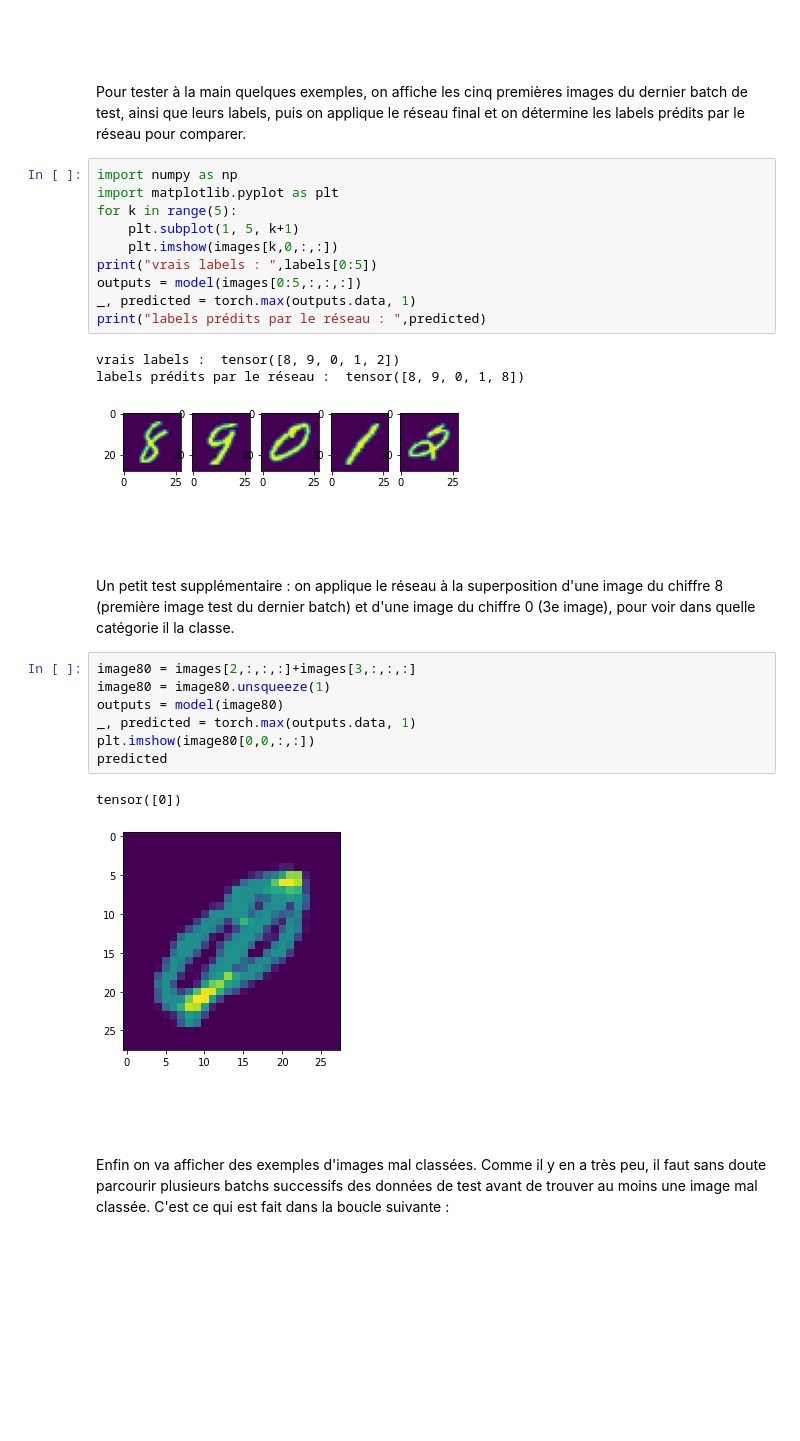
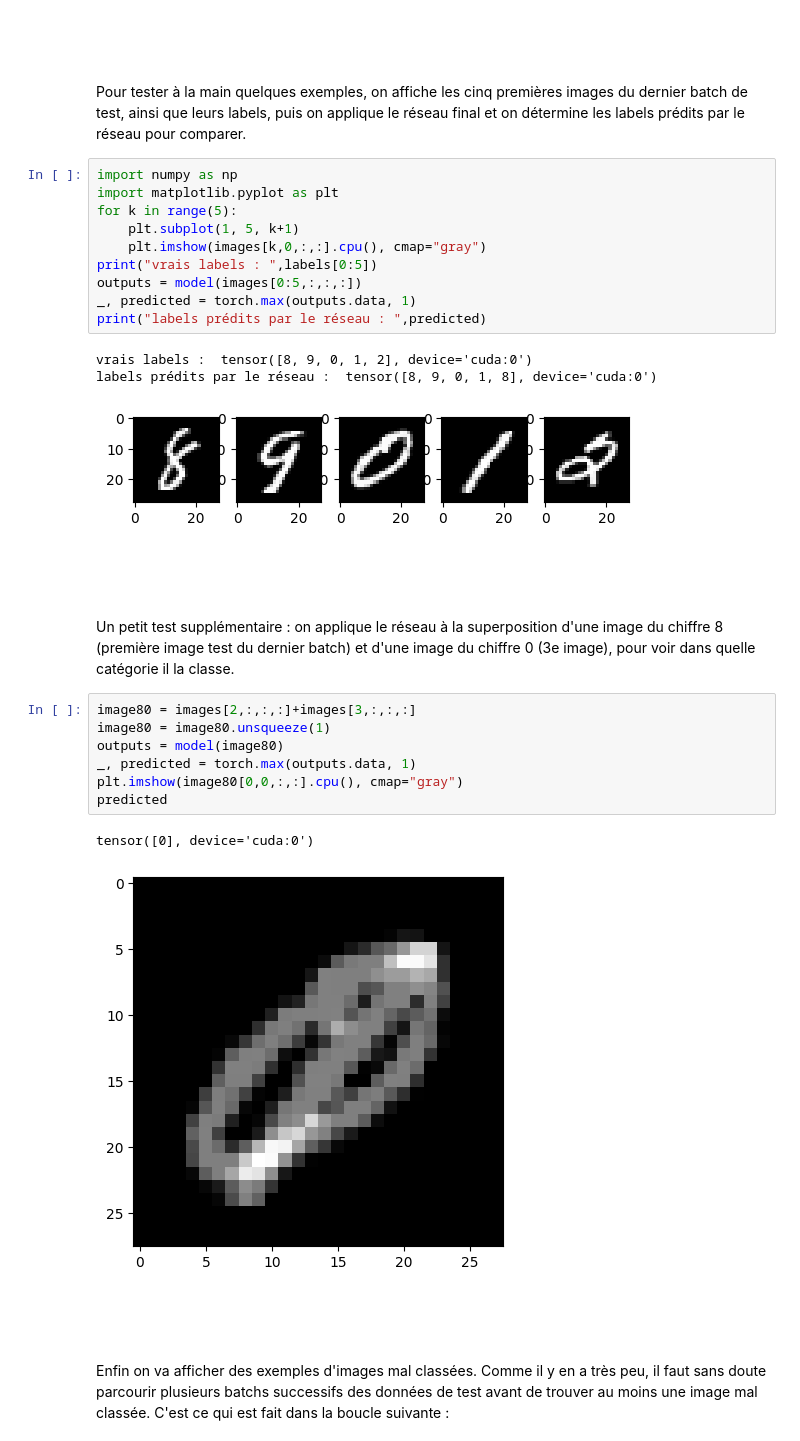
Before and after one commit to joanglaunes/deep_learning_image, a Jupyter notebook: Mnist.ipynb, the cells around one changed output. Drawn from its saved outputs; the diff is of its cells as text; blank space fills up the shorter version.

```diff
--- a/Mnist.ipynb
+++ b/Mnist.ipynb
@@ -227,15 +226,15 @@ import numpy as np
 import matplotlib.pyplot as plt
 for k in range(5):
     plt.subplot(1, 5, k+1)
-    plt.imshow(images[k,0,:,:])
+    plt.imshow(images[k,0,:,:].cpu(), cmap="gray")
 print("vrais labels : ",labels[0:5])
 outputs = model(images[0:5,:,:,:])
 _, predicted = torch.max(outputs.data, 1)
 print("labels prédits par le réseau : ",predicted)
 # %% [output]
-vrais labels :  tensor([8, 9, 0, 1, 2])
-labels prédits par le réseau :  tensor([8, 9, 0, 1, 8])
+vrais labels :  tensor([8, 9, 0, 1, 2], device='cuda:0')
+labels prédits par le réseau :  tensor([8, 9, 0, 1, 8], device='cuda:0')
-[figure, old version]
+[figure, new version]
 # %% [markdown]
 <br>
 <br>
@@ -244,13 +243,13 @@ Un petit test supplémentaire : on applique le réseau à la superposition d'une
 # %%
 image80 = images[2,:,:,:]+images[3,:,:,:]
 image80 = image80.unsqueeze(1)
 outputs = model(image80)
 _, predicted = torch.max(outputs.data, 1)
-plt.imshow(image80[0,0,:,:])
+plt.imshow(image80[0,0,:,:].cpu(), cmap="gray")
 predicted
 # %% [output]
-tensor([0])
+tensor([0], device='cuda:0')
-[figure, old version]
+[figure, new version]
 # %% [markdown]
 <br>
 <br>
```
Also changed, not shown: parts of 7 cells of this notebook.
